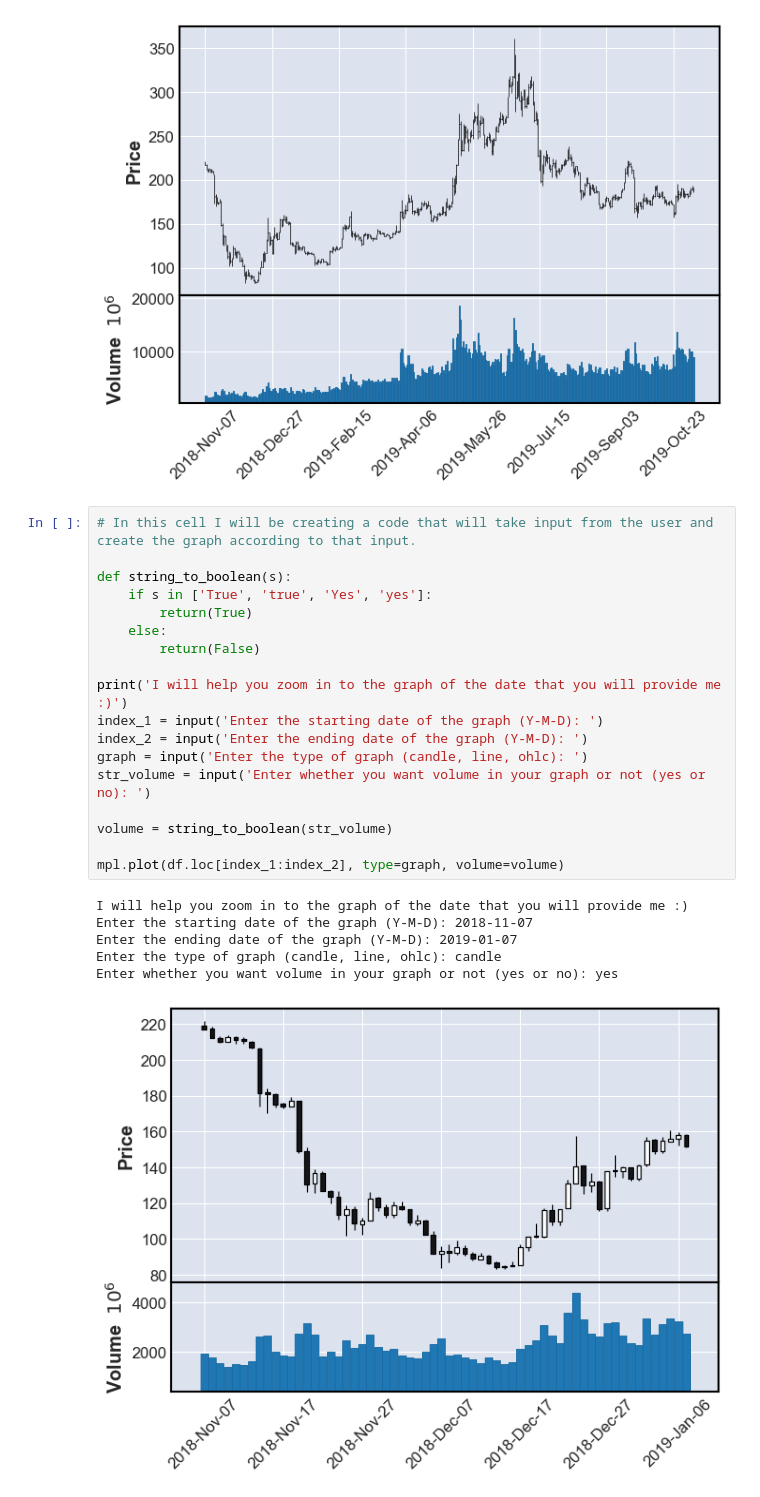
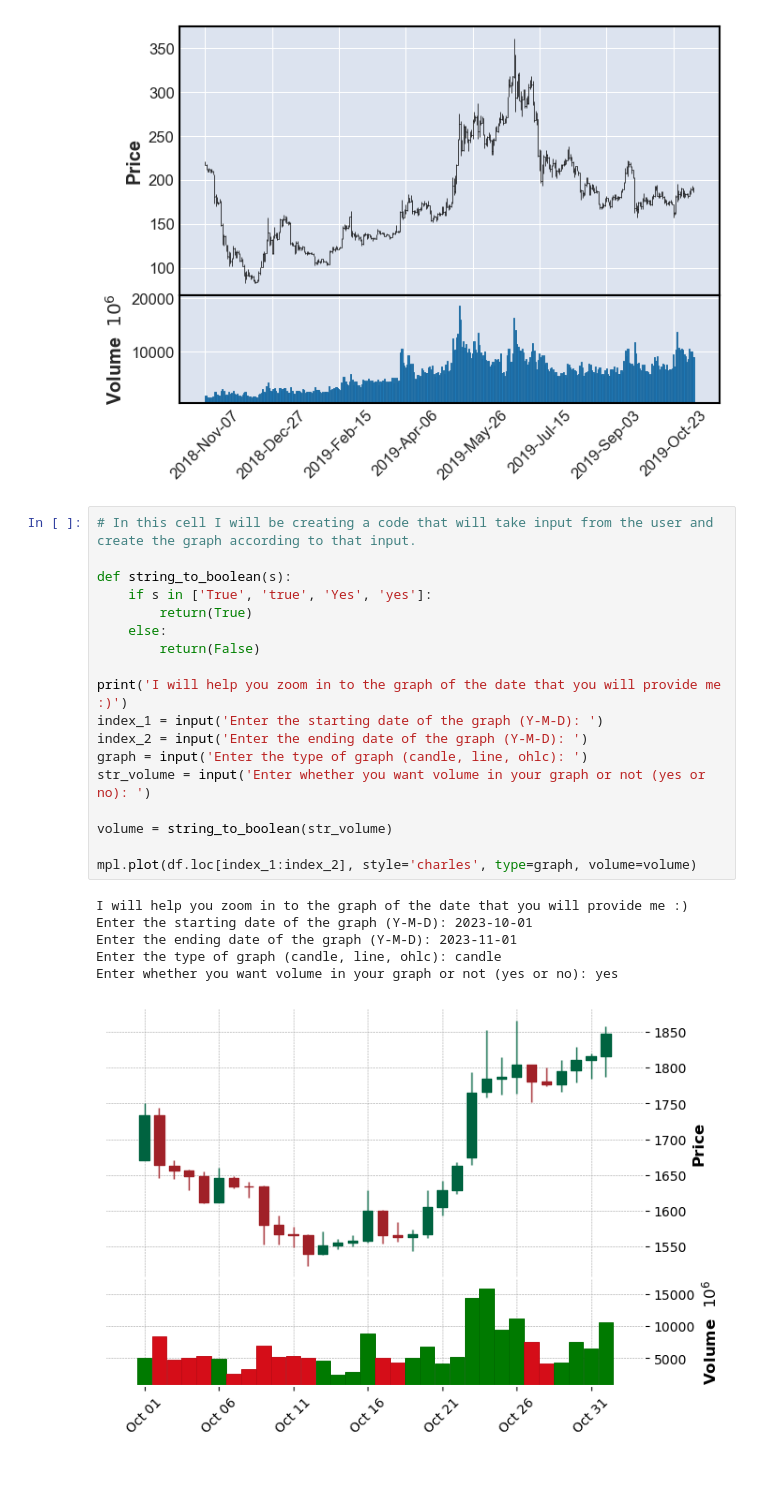
Before and after one commit to MohammadKatif/Cryptocurrency-price-prediction-model, a Jupyter notebook: Crypto_model_1.ipynb, the cells around one changed output. Drawn from its saved outputs; the diff is of its cells as text.

```diff
--- a/Crypto_model_1.ipynb
+++ b/Crypto_model_1.ipynb
@@ -110,26 +112,26 @@ mpl.plot(df.loc['2018-11-07':'2019-11-07'], type='ohlc', volume=True)
 # %%
 # In this cell I will be creating a code that will take input from the user and create the graph according to that input.
 
 def string_to_boolean(s):
     if s in ['True', 'true', 'Yes', 'yes']:
         return(True)
     else:
         return(False)
 
 print('I will help you zoom in to the graph of the date that you will provide me :)')
 index_1 = input('Enter the starting date of the graph (Y-M-D): ')
 index_2 = input('Enter the ending date of the graph (Y-M-D): ')
 graph = input('Enter the type of graph (candle, line, ohlc): ')
 str_volume = input('Enter whether you want volume in your graph or not (yes or no): ')
 
 volume = string_to_boolean(str_volume)
 
-mpl.plot(df.loc[index_1:index_2], type=graph, volume=volume)
+mpl.plot(df.loc[index_1:index_2], style='charles', type=graph, volume=volume)
 # %% [output]
 I will help you zoom in to the graph of the date that you will provide me :)
-Enter the starting date of the graph (Y-M-D): 2018-11-07
-Enter the ending date of the graph (Y-M-D): 2019-01-07
+Enter the starting date of the graph (Y-M-D): 2023-10-01
+Enter the ending date of the graph (Y-M-D): 2023-11-01
 Enter the type of graph (candle, line, ohlc): candle
 Enter whether you want volume in your graph or not (yes or no): yes
-[figure, old version]
+[figure, new version]
 # %% [markdown]
```
Also changed, not shown: parts of 7 cells of this notebook, 1 other file.
